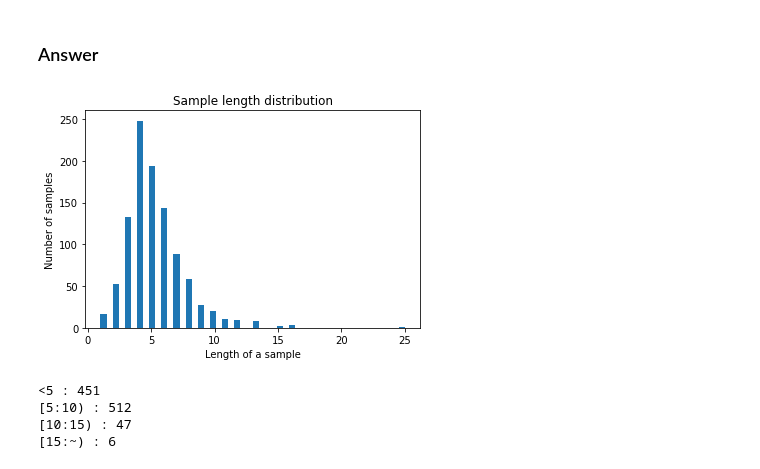
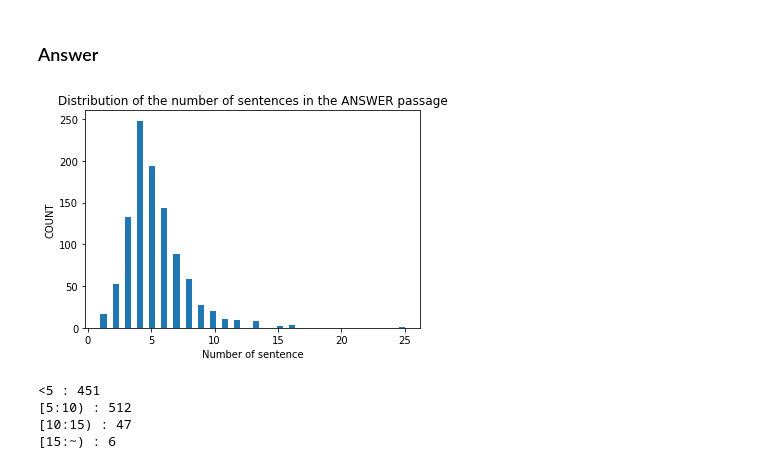
Before and after one commit to phuongha47/vinmec_pre, a Jupyter notebook: Preprocessing.ipynb, the cells around one changed output. Drawn from its saved outputs; the diff is of its cells as text; code cells hidden in the pictures.

```diff
--- a/Preprocessing.ipynb
+++ b/Preprocessing.ipynb
@@ -68,13 +70,13 @@ Size VAL: 8201
 # %%
 import matplotlib.pyplot as plt
 
 plt.hist([len(sent_tokenize(s)) for s in df_train['answer']], 50)
-plt.xlabel('Length of a sample')
-plt.ylabel('Number of samples')
-plt.title('Sample length distribution')
+plt.xlabel('Number of sentence')
+plt.ylabel('COUNT')
+plt.title('Distribution of the number of sentences in the ANSWER passage')
 plt.show()
 # %% [output]
-[figure, old version]
+[figure, new version]
 # %%
 sen5 = sen10 = sen15 = sen20 = 0
 for text in df_train['answer']:
```
Also changed, not shown: parts of 13 cells of this notebook.
